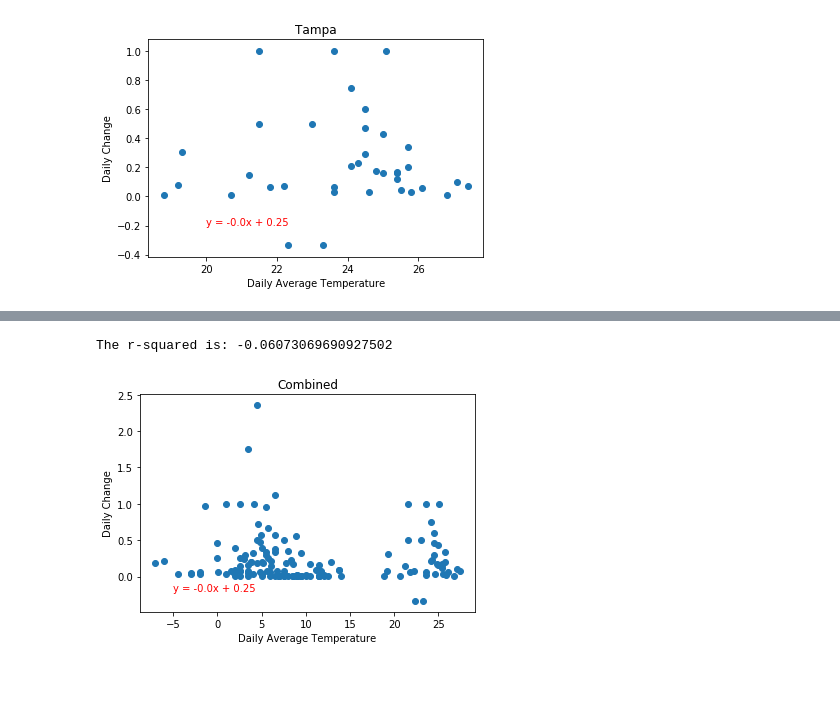
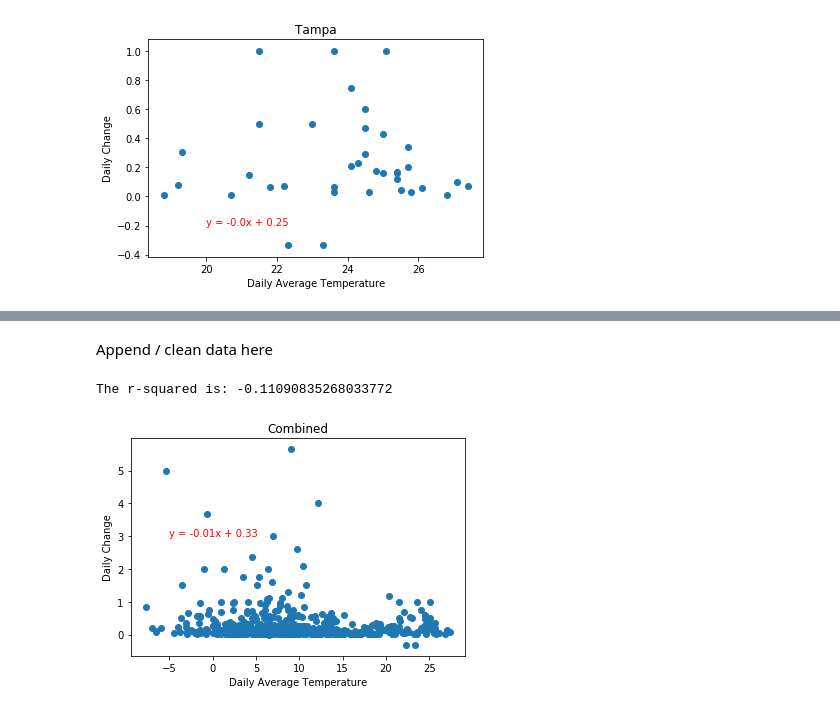
Before and after one commit to PhillipWangAust/Covid-19_Project1, a Jupyter notebook: Selected_City_Percent_Change.ipynb, the cells around one changed output, grey strips where cells are left out. Saved outputs shown, nothing was run; the diff lists cells and outputs as text; code cells hidden in the pictures; blank space fills up the shorter version.

```diff
--- a/Selected_City_Percent_Change.ipynb
+++ b/Selected_City_Percent_Change.ipynb
@@ -240,9 +260,3 @@ print(f'The r-squared is: {rvalue}')
 # %% [output]
 The r-squared is: -0.0038527111389345765
 [figure]
-# %%
-seoul_df.columns = ['temp','change']
-chi_df.columns = ['temp','change']
-tampa_df.columns = ['temp', 'change']
-combined = seoul_df.append(chi_df, sort=False).append(tampa_df, sort=False)
-combined
@@ -269,15 +263,32 @@ combined
+# %% [markdown]
+Append / clean data here
+# %%
+seoul_df.columns = ['temp','change']
+chi_df.columns = ['temp','change']
+tampa_df.columns = ['temp', 'change']
+nyc_df.columns = ['temp', 'change']
+det_df.columns = ['temp', 'change']
+ita_df.columns = ['temp', 'change']
+nor_df.columns = ['temp', 'change']
+ira_df.columns = ['temp', 'change']
+bej_df.columns = ['temp', 'change']
+syd_df.columns = ['temp', 'change']
+tur_df.columns = ['temp', 'change']
+tor_df.columns = ['temp', 'change']
+combined = seoul_df.append(chi_df, sort=False).append(tampa_df, sort=False).append(nyc_df, sort=False).append(det_df, sort=False).append(ita_df, sort=False).append(nor_df, sort=False).append(ira_df, sort=False).append(bej_df, sort=False).append(syd_df, sort=False).append(tur_df, sort=False).append(tor_df, sort=False)
+# combined
 # %%
 x = combined['temp']
 y = combined['change']
 (slope, intercept, rvalue, pvalue, stderr) = linregress(x, y)
 line_eq = "y = " + str(round(slope,2)) + "x + " + str(round(intercept,2))
 plt.scatter(x,y)
-plt.annotate(line_eq,(-5,-0.2),fontsize=10,color="red")
+plt.annotate(line_eq,(-5,3),fontsize=10,color="red")
 plt.xlabel("Daily Average Temperature")
 plt.ylabel("Daily Change")
 plt.title("Combined")
 plt.savefig('Chart Images/combined_scatterplot.png')
 print(f'The r-squared is: {rvalue}')
 # %% [output]
-The r-squared is: -0.06073069690927502
+The r-squared is: -0.11090835268033772
-[figure, old version]
+[figure, new version]
```
Also changed, not shown: parts of 14 cells of this notebook, 12 other files.
